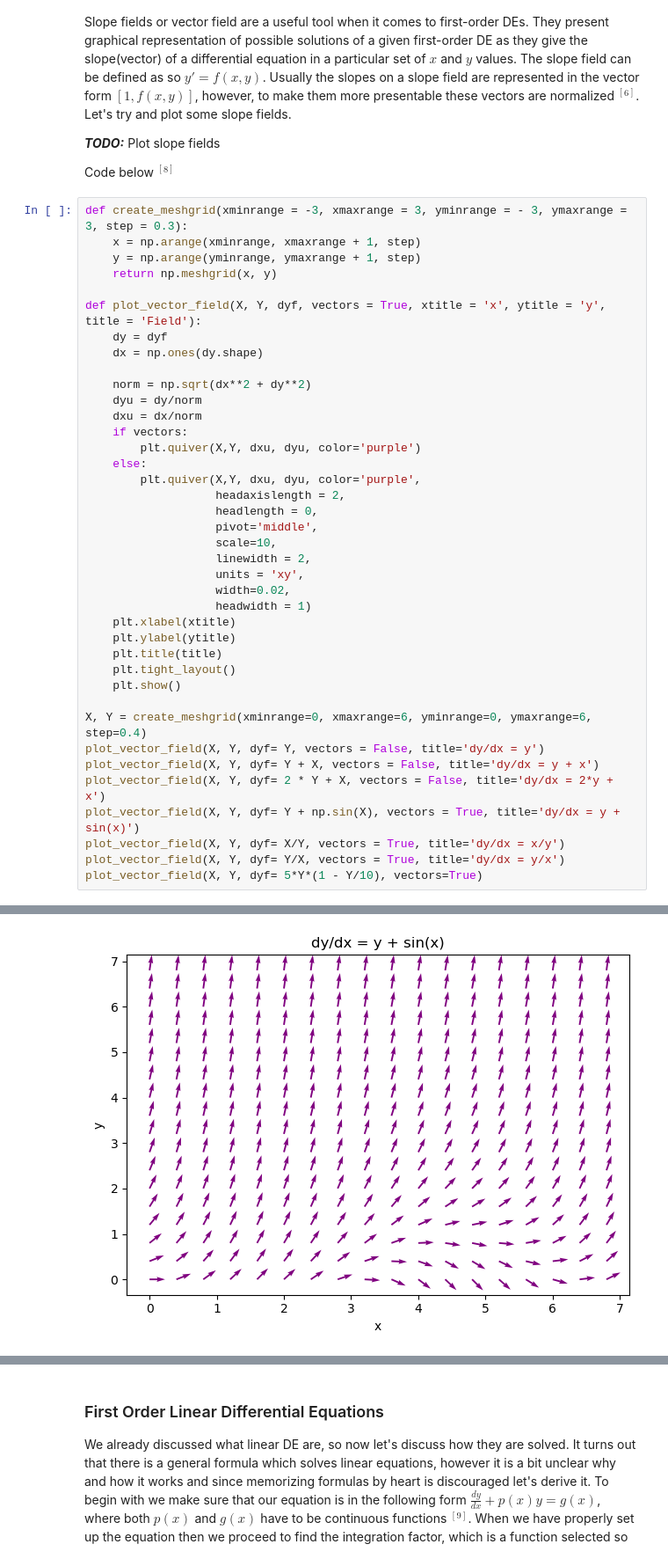
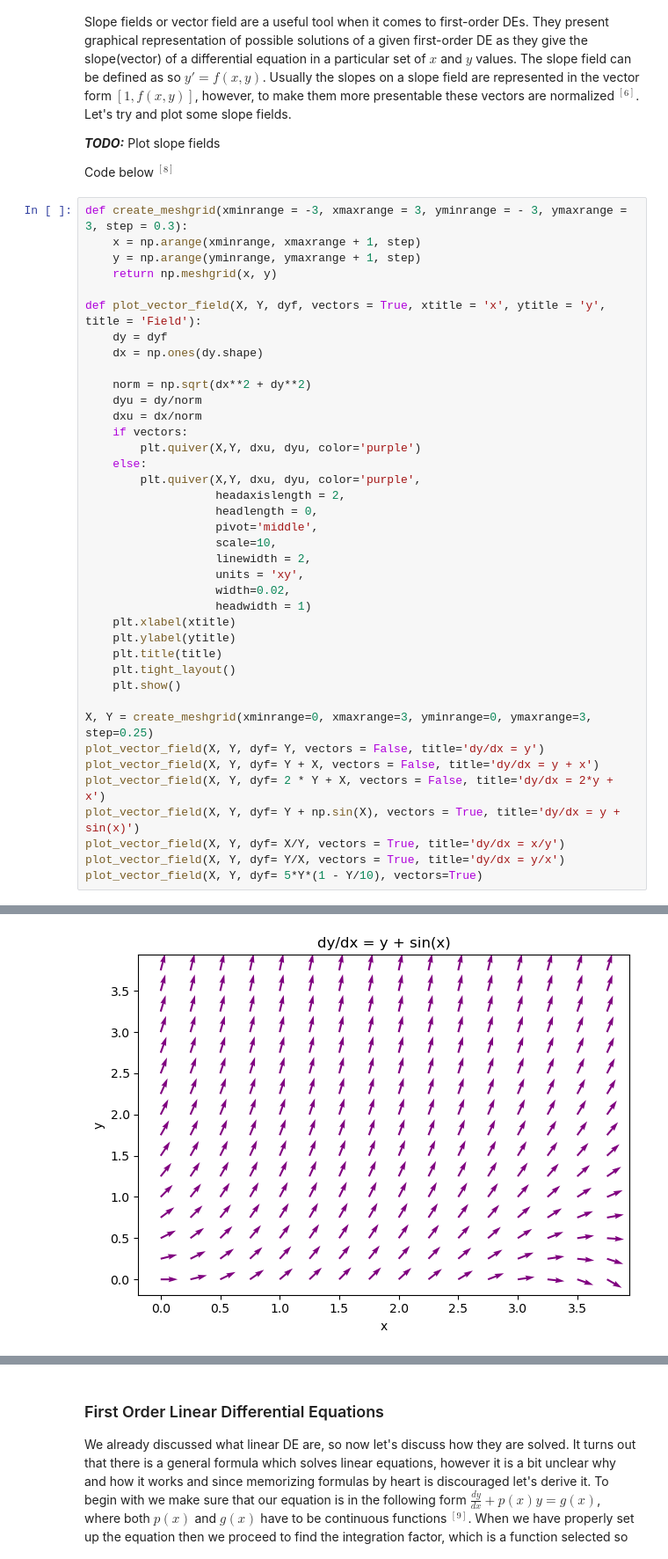
Before and after one commit to AlexanderTsoiGeorgiev/Differential-Equations, a Jupyter notebook: Differential Equations.ipynb, the cells around one changed output, grey strips where cells are left out. Shown at 88% size. Drawn from its saved outputs; the diff is of its cells as text.

```diff
--- a/Differential Equations.ipynb
+++ b/Differential Equations.ipynb
@@ -166,7 +166,7 @@ def plot_vector_field(X, Y, dyf, vectors = True, xtitle = 'x', ytitle = 'y', tit
     plt.tight_layout()
     plt.show()
 
-X, Y = create_meshgrid(xminrange=0, xmaxrange=6, yminrange=0, ymaxrange=6, step=0.4)
+X, Y = create_meshgrid(xminrange=0, xmaxrange=3, yminrange=0, ymaxrange=3, step=0.25)
 plot_vector_field(X, Y, dyf= Y, vectors = False, title='dy/dx = y')
 plot_vector_field(X, Y, dyf= Y + X, vectors = False, title='dy/dx = y + x')
 plot_vector_field(X, Y, dyf= 2 * Y + X, vectors = False, title='dy/dx = 2*y + x')
@@ -181 +181 @@ plot_vector_field(X, Y, dyf= 5*Y*(1 - Y/10), vectors=True)
-[figure, old version]
+[figure, new version]
```
Also changed, not shown: parts of 4 cells of this notebook.
